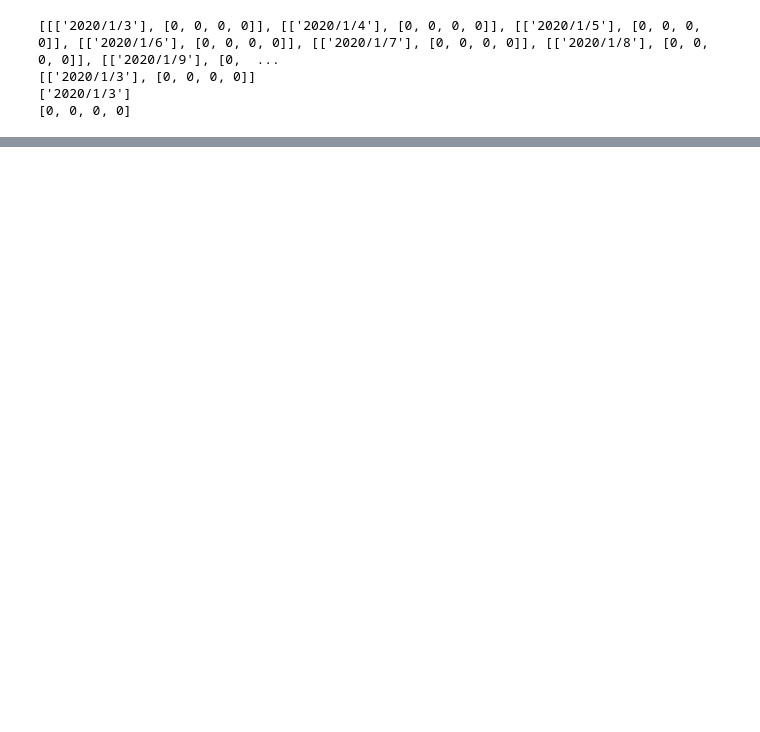
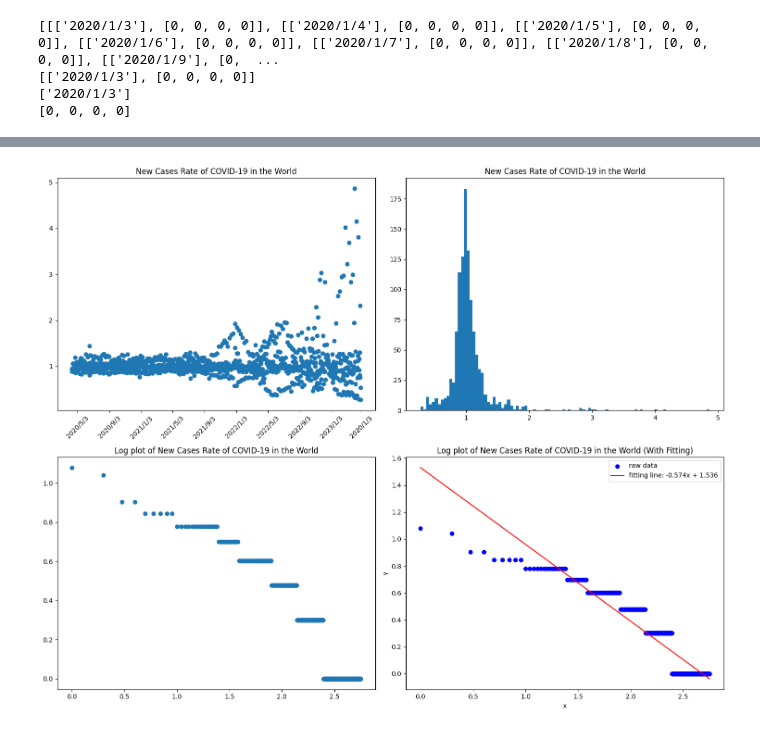
Before and after one commit to tang-wan/Complex-System_Final-Report, a Jupyter notebook: COVID-19.ipynb, the cells around one changed output, grey strips where cells are left out. Drawn from its saved outputs; the diff is of its cells as text; code cells hidden in the pictures; blank space fills up the shorter version.

```diff
--- a/COVID-19.ipynb
+++ b/COVID-19.ipynb
@@ -92,0 +136,90 @@ plt.show()
+# %%
+total_cases = []
+
+# 1210 是總天數 (2020/01/03 - 2022/04/26)
+for i in range(0, 1210):
+
+    sum = 0
+    for j in list_Country:
+        sum = sum + locals()[str("{}".format(j)) + "_New_cases"][i]
+
+    total_cases.append(sum)
+
+time = locals()[str("{}".format("{}".format("Afghanistan"))) + "_time"]
+
+total_cases_rate = []
+start = 100
+for i in range(start, 1210-1):
+    total_cases_rate.append( round(total_cases[i]/total_cases[i-1], 3) )
+
+
+# count = pd.value_counts(total_cases_rate)
+# count = list(count)
+
+count = []
+cate = list(set(total_cases_rate))
+for i in range(0, len(cate)):
+    count.append(co.Counter(total_cases_rate)[cate[i]])
+count = sorted(count, reverse = True) #由大到小排列
+x = np.linspace(1, len(count), len(count))
+
+log_count = []
+log_x = []
+for j in range(len(count)):
+    log_count.append(np.log10(count[j]))
+    log_x.append(np.log10(x[j]))
+
+# log_count.remove(log_count[0])
+# log_x.remove(log_x[0])
+
+
+rang = ["2020/1/3", "2020/5/3", "2020/9/3",
+            "2021/1/3", "2021/5/3", "2021/9/3",
+            "2022/1/3", "2022/5/3", "2022/9/3",
+            "2023/1/3"]
+
+plt.figure(figsize = (15, 12))
+plt.subplot(221)
+plt.title("New Cases Rate of COVID-19 in the World")
+plt.scatter(time[ start:(1210-1) ], total_cases_rate)
+plt.xticks(rang, rotation = 45)
+
+plt.subplot(223)
+plt.title("Log plot of New Cases Rate of COVID-19 in the World")
+plt.scatter(log_x, log_count)
+##########################################################################
+# FITTING
+
+x0 = log_x
+y0 = log_count
+
+def function(x,a,b):
+    return a*x + b
+fitt=(-0.5, 2.5) # 猜 x = 1, y = 2*pi
+popt,pcov= curve_fit(function, x0, y0, p0=fitt)
+perr=np.sqrt(np.diag(pcov))
+print(popt)
+popt = np.round(popt, 3)
+#print(pcov)
+print(perr)
+plt.subplot(224)
+plt.title("Log plot of New Cases Rate of COVID-19 in the World (With Fitting)")
+plt.scatter(x0, y0, color="blue", label="raw data")
+plt.plot(x0,
+        function(np.array(x0), -0.57, 1.53),
+        color="red",
+        label="fitting line: {}x + {}".format(*popt))
+plt.xlabel("x")
+plt.ylabel("y")
+plt.legend(loc = 'upper right')
+
+######################################################################
+
+plt.subplot(222)
+plt.hist(total_cases_rate, bins = 100)
+plt.title("New Cases Rate of COVID-19 in the World")
+# plt.xlim(0, 2)
+
+plt.tight_layout()
+plt.show()
+# %% [output]
@@ -93 +228,2 @@ plt.show()
+[figure, added]
 # %% [markdown]
```
Also changed, not shown: parts of 11 cells of this notebook.
